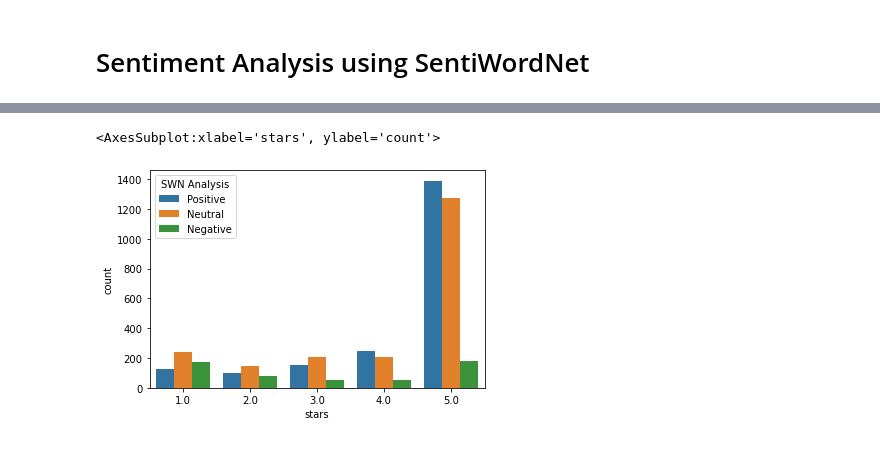
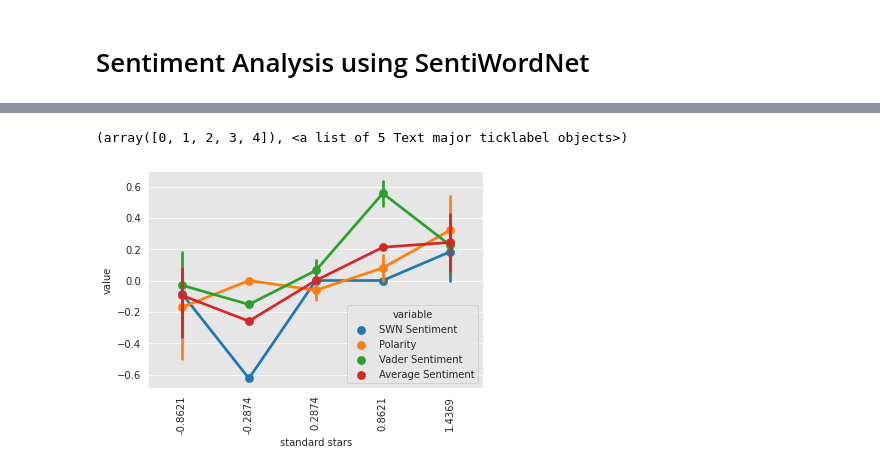
Before and after one commit to yassmin1/Coffee_Lovers, a Jupyter notebook: coffee_review_sentiments.ipynb, the cells around one changed output, grey strips where cells are left out. Drawn from its saved outputs; the diff is of its cells as text; code cells hidden in the pictures.

```diff
--- a/coffee_review_sentiments.ipynb
+++ b/coffee_review_sentiments.ipynb
@@ -289,0 +313,17 @@ plt.pie(swn_counts.values, labels = swn_counts.index, explode = (0, 0, 0.25), au
+# %%
+    def sentiment_to_analysis(sentiment):
+
+        if sentiment>0:
+            return "Positive"
+        if sentiment==0:
+            return "Neutral"
+        else:
+            return "Negative"
+# %%
+fin_data['Average Sentiment']=fin_data[['SWN Sentiment','Polarity','Vader Sentiment']].mean(axis=1)
+fin_data['Average Anlysis']=fin_data['Average Sentiment'].apply(sentiment_to_analysis)
+# %%
+#fin_data['standard stars']=fin_data['stars'].apply(lambda x:(x-fin_data['stars'].mean())/fin_data['stars'].std())
+fin_data['standard stars']=fin_data['stars'].apply(lambda x:(x-2.5)/fin_data['stars'].std()).round(4)
+# %%
+melt_Sentiment=fin_data[['SWN Sentiment','Polarity','Vader Sentiment','Average Sentiment','standard stars']].melt(id_vars='standard stars')
@@ -290,5 +346,9 @@ plt.pie(swn_counts.values, labels = swn_counts.index, explode = (0, 0, 0.25), au
+# %%
+
+sns.pointplot(data=melt_Sentiment,x='standard stars',y='value',hue='variable')
+plt.xticks(rotation=90)
+# %% [output]
+(array([0, 1, 2, 3, 4]), <a list of 5 Text major ticklabel objects>)
+[figure, added]
 # %%
-sns.countplot(data=fin_data,x='stars',hue='SWN Analysis',hue_order=['Positive','Neutral','Negative'],order=['1.0','2.0','3.0','4.0','5.0'])
+#sns.countplot(data=fin_data,x='stars',hue='SWN Analysis',hue_order=['Positive','Neutral','Negative'],order=['1.0','2.0','3.0','4.0','5.0'])
-# %% [output]
-<AxesSubplot:xlabel='stars', ylabel='count'>
-[figure, removed]
```
Also changed, not shown: parts of 22 cells of this notebook.
